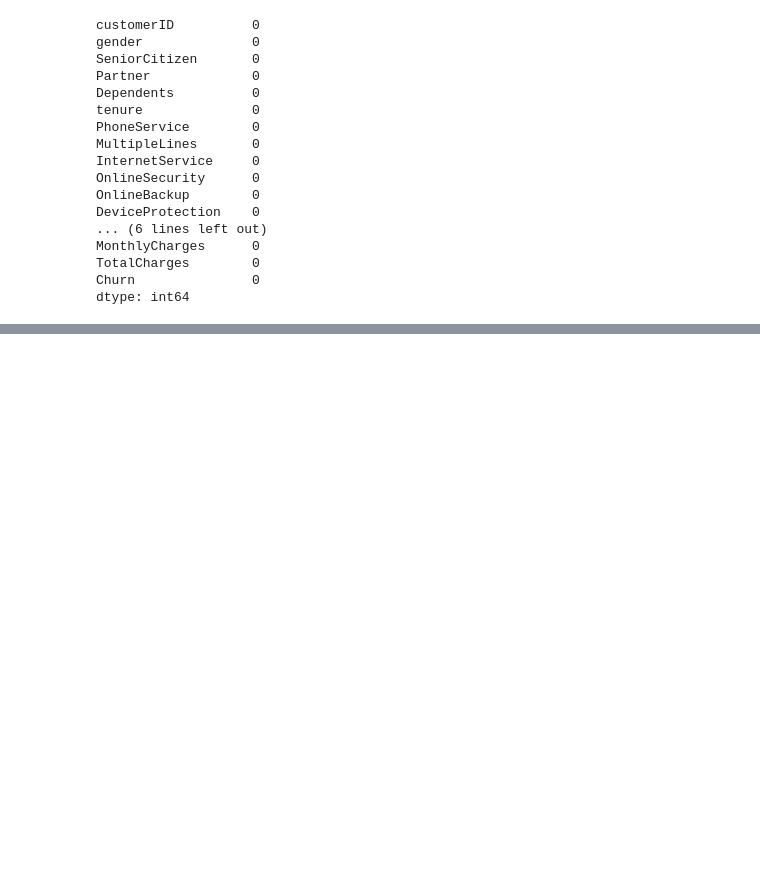
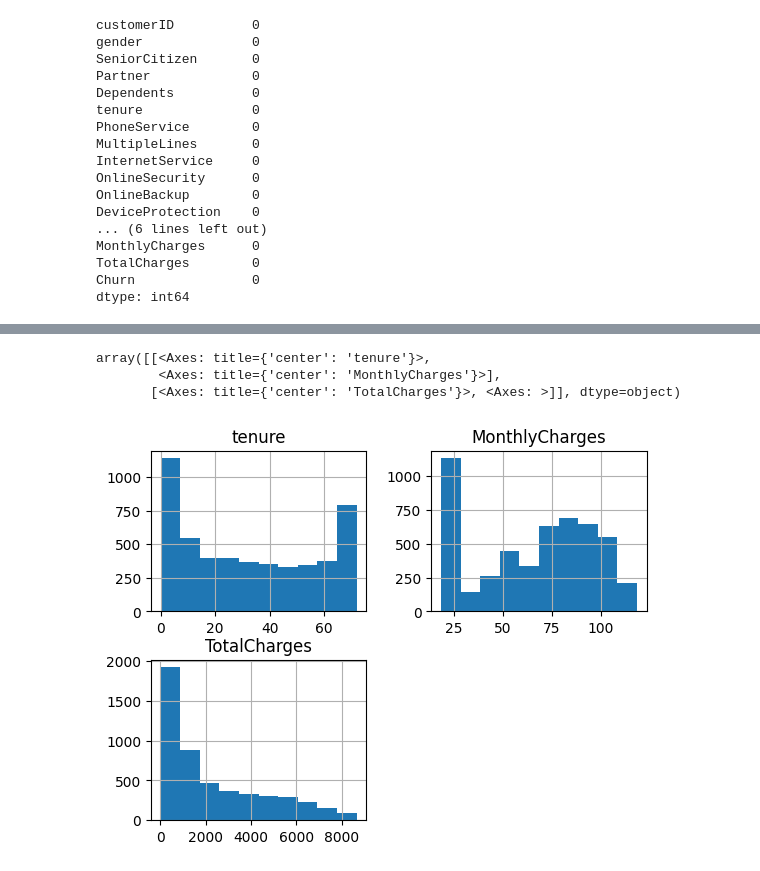
Before and after one commit to KodwoAmissah/Churn-Analysis-LP2-Project-, a Jupyter notebook: Code/Notebook/project.ipynb, the cells around one changed output, grey strips where cells are left out. Saved outputs shown, nothing was run; the diff lists cells and outputs as text; code cells hidden in the pictures; blank space fills up the shorter version.

```diff
--- a/Code/Notebook/project.ipynb
+++ b/Code/Notebook/project.ipynb
@@ -286,0 +470,6 @@ dtype: int64
+# %%
+# Convert the imputed data back to a DataFrame with the original columns
+imputed_df = pd.DataFrame(imputed_data, columns=num_cols)
+# %%
+# Update the main dataframe with the imputed values
+Telco_churn[num_cols] = imputed_df
@@ -286,0 +530,3 @@ dtype: int64
+# %%
+#replace missing value with mode which is no
+Telco_churn["Churn"].fillna("No",inplace=True)
@@ -286,0 +558,9 @@ dtype: int64
+# %%
+#replacing the missing values of the reamining columns
+Telco_churn["MultipleLines"].fillna("No phone service",inplace=True)
+Telco_churn["OnlineSecurity"].fillna("No internet service",inplace=True)
+Telco_churn["OnlineBackup"].fillna("No internet service",inplace=True)
+Telco_churn["DeviceProtection"].fillna("No internet service",inplace=True)
+Telco_churn["TechSupport"].fillna("No internet service",inplace=True)
+Telco_churn["StreamingMovies"].fillna("No internet service",inplace=True)
+Telco_churn["StreamingTV"].fillna("No internet service",inplace=True)
@@ -286,0 +626,7 @@ dtype: int64
+# %%
+Telco_churn.hist()
+# %% [output]
+array([[<Axes: title={'center': 'tenure'}>,
+        <Axes: title={'center': 'MonthlyCharges'}>],
+       [<Axes: title={'center': 'TotalCharges'}>, <Axes: >]], dtype=object)
+[figure, added]
```
Also changed, not shown: parts of 53 cells of this notebook.
